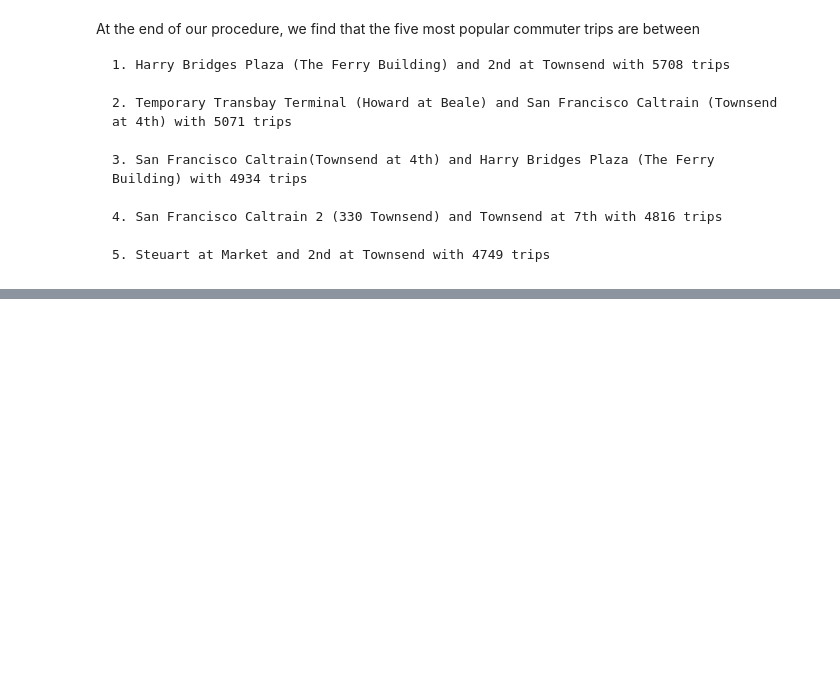
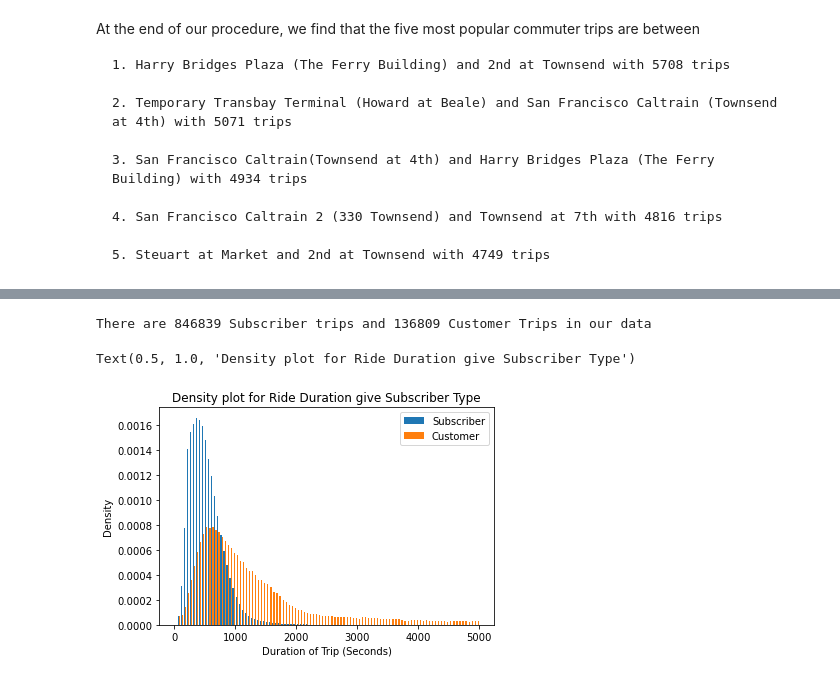
Before and after one commit to isaacvernon1/w205Project1, a Jupyter notebook: Project_1.ipynb, the cells around one changed output, grey strips where cells are left out. Drawn from its saved outputs; the diff is of its cells as text; code cells hidden in the pictures; blank space fills up the shorter version.

```diff
--- a/Project_1.ipynb
+++ b/Project_1.ipynb
@@ -342,0 +349,3 @@ Now that we have figured out the 5 most popular commuter trips, we can then turn
+# %%
+dat = pd.read_csv("sublength.csv")
+dat.head()
@@ -342,0 +359,16 @@ Now that we have figured out the 5 most popular commuter trips, we can then turn
+# %%
+subs = dat[dat["subscriber_type"] == "Subscriber"]
+custs = dat[dat["subscriber_type"] == "Customer"]
+vals = [subs["duration_sec"], custs["duration_sec"]]
+print("There are " + str(len(subs)) + " Subscriber trips and " + str(len(custs)) + " Customer Trips in our data")
+# %% [output]
+There are 846839 Subscriber trips and 136809 Customer Trips in our data
+# %%
+plt.hist(vals, bins =100, range = (0,5000), density=True, label=["Subscriber", "Customer"])
+plt.legend()
+plt.xlabel("Duration of Trip (Seconds)")
+plt.ylabel("Density")
+plt.title("Density plot for Ride Duration give Subscriber Type")
+# %% [output]
+Text(0.5, 1.0, 'Density plot for Ride Duration give Subscriber Type')
+[figure, added]
```
Also changed, not shown: parts of 3 cells of this notebook.
